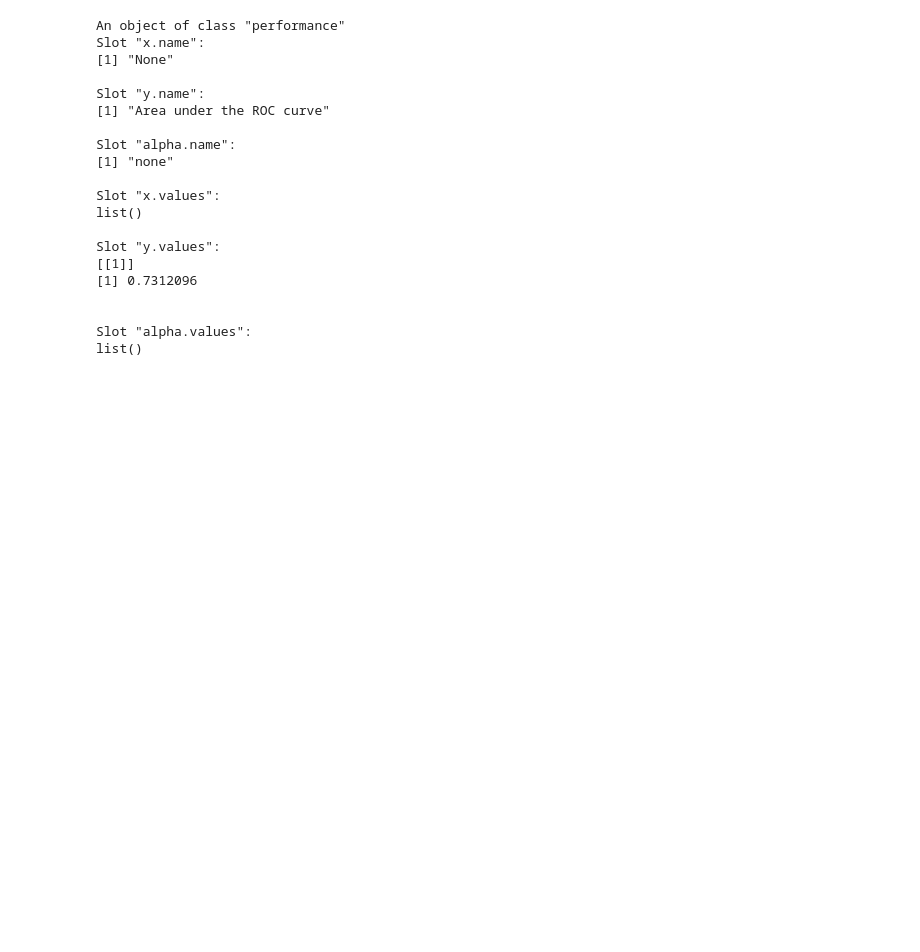
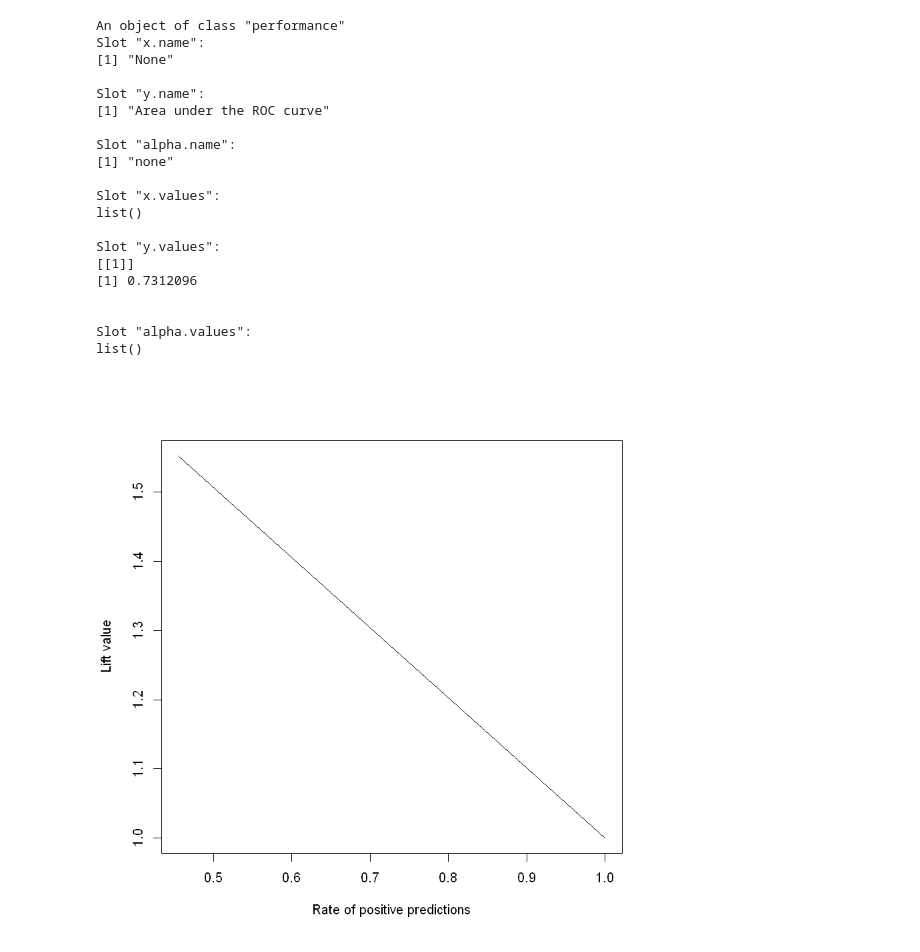
Before and after one commit to leejungmu/first-repository, a Jupyter notebook: classification.ipynb, the cells around one changed output. Drawn from its saved outputs; the diff is of its cells as text; code cells hidden in the pictures; blank space fills up the shorter version.

```diff
--- a/classification.ipynb
+++ b/classification.ipynb
@@ -272,3 +261,8 @@ Slot "y.values":
 
 Slot "alpha.values":
 list()
+# %%
+d_lift <- performance(d_r, "lift", "rpp")
+plot(d_lift)
+# %% [output]
+[figure, added]
```
Also changed, not shown: parts of 18 cells of this notebook.
